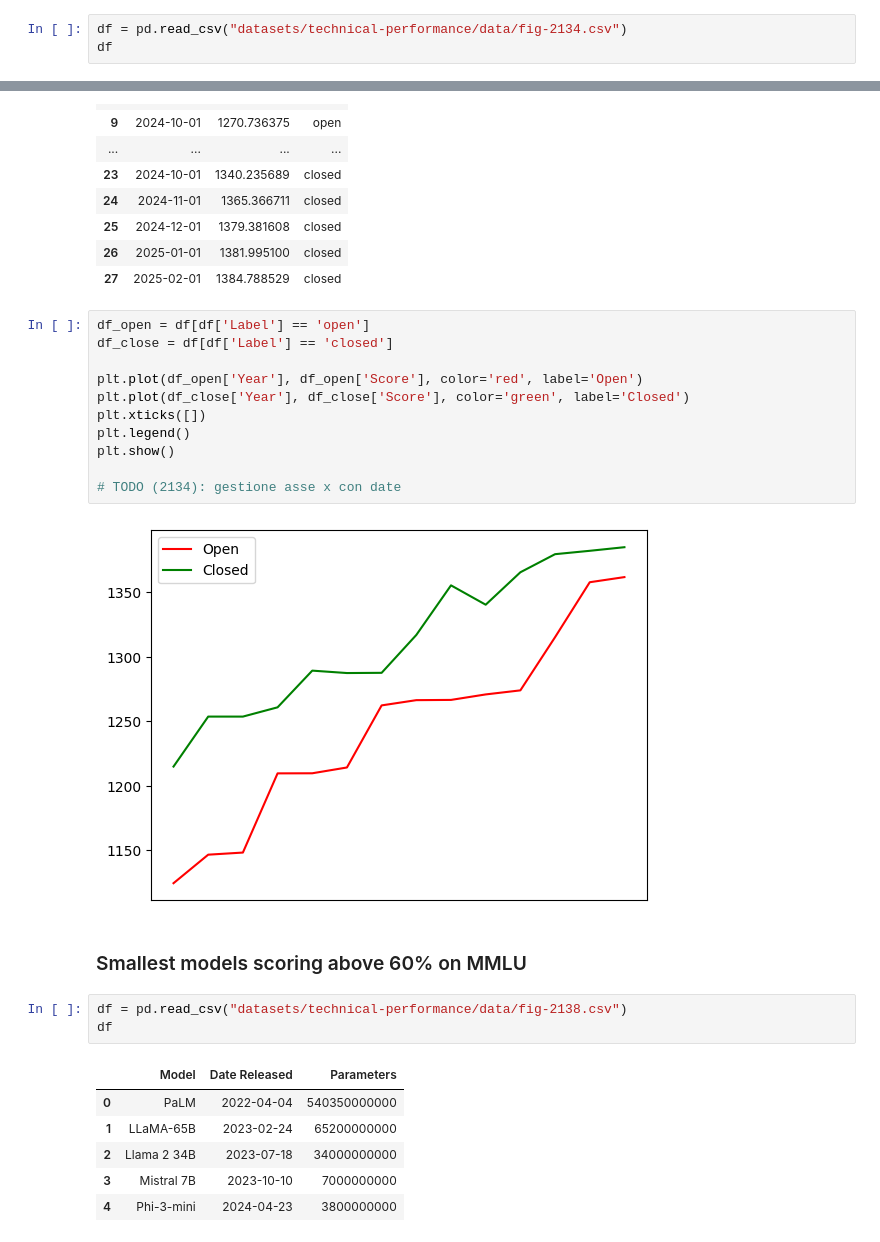
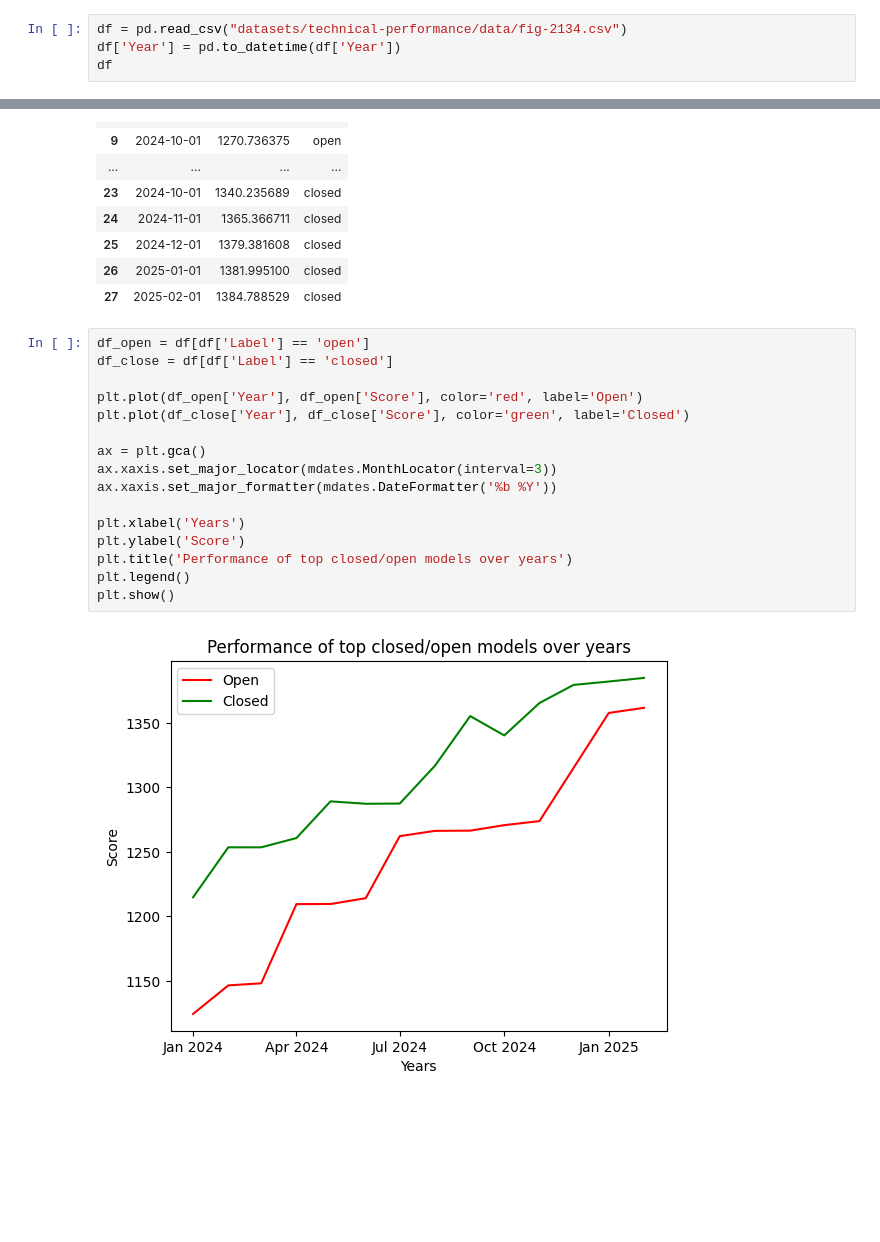
Before and after one commit to Alit54/UniMi---Scientific-Visualization, a Jupyter notebook: simo-charts.ipynb, the cells around one changed output, grey strips where cells are left out. Drawn from its saved outputs; the diff is of its cells as text; blank space fills up the shorter version.

Commit message:
Risolti TODOs

```diff
--- a/simo-charts.ipynb
+++ b/simo-charts.ipynb
@@ -440,6 +508,7 @@ plt.show()
 ### Performance of top closed/open models
 # %%
 df = pd.read_csv("datasets/technical-performance/data/fig-2134.csv")
+df['Year'] = pd.to_datetime(df['Year'])
 df
 # %% [output]
 |  | Year | Score | Label |
@@ -462,25 +531,18 @@ df
 # %%
 df_open = df[df['Label'] == 'open']
 df_close = df[df['Label'] == 'closed']
 
 plt.plot(df_open['Year'], df_open['Score'], color='red', label='Open')
 plt.plot(df_close['Year'], df_close['Score'], color='green', label='Closed')
-plt.xticks([])
+
+ax = plt.gca()
+ax.xaxis.set_major_locator(mdates.MonthLocator(interval=3))
+ax.xaxis.set_major_formatter(mdates.DateFormatter('%b %Y'))
+
+plt.xlabel('Years')
+plt.ylabel('Score')
+plt.title('Performance of top closed/open models over years')
 plt.legend()
 plt.show()
-
-# TODO (2134): gestione asse x con date
 # %% [output]
-[figure, old version]
+[figure, new version]
-# %% [markdown]
-### Smallest models scoring above 60% on MMLU
-# %%
-df = pd.read_csv("datasets/technical-performance/data/fig-2138.csv")
-df
-# %% [output]
-|  | Model | Date Released | Parameters |
-| 0 | PaLM | 2022-04-04 | 540350000000 |
-| 1 | LLaMA-65B | 2023-02-24 | 65200000000 |
-| 2 | Llama 2 34B | 2023-07-18 | 34000000000 |
-| 3 | Mistral 7B | 2023-10-10 | 7000000000 |
-| 4 | Phi-3-mini | 2024-04-23 | 3800000000 |
```
Also changed, not shown: parts of 14 cells of this notebook.
